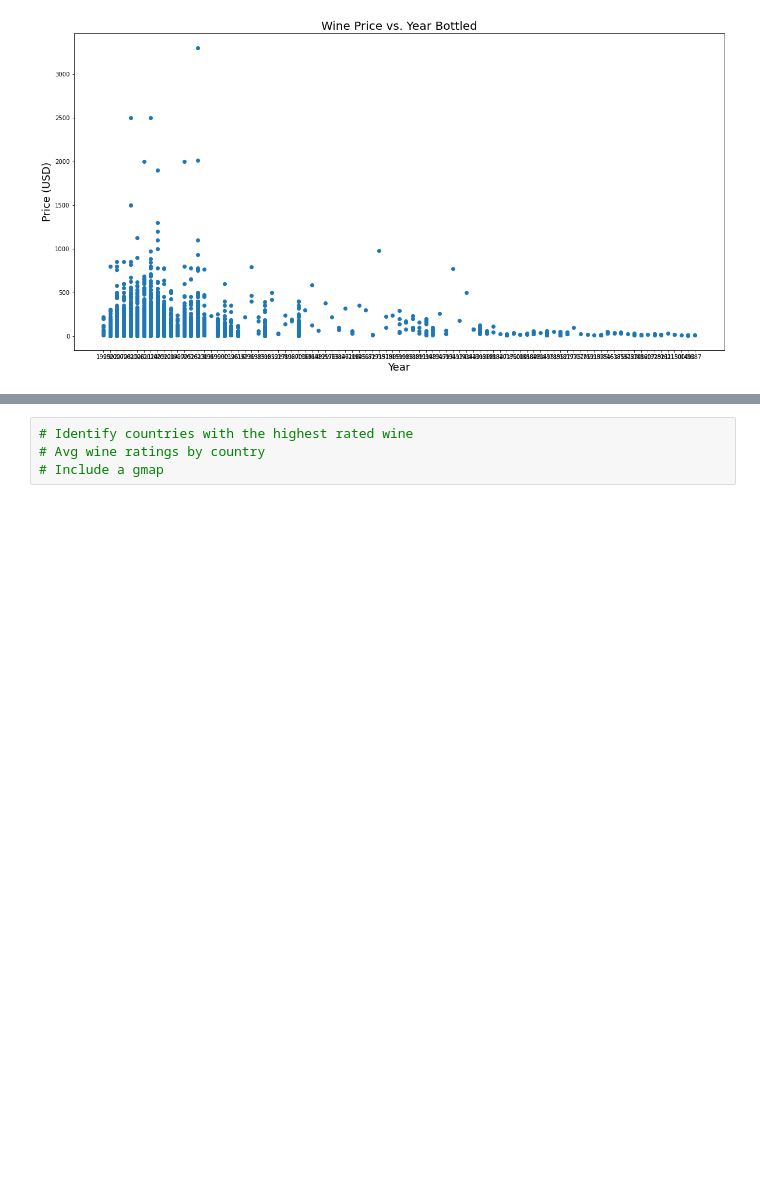
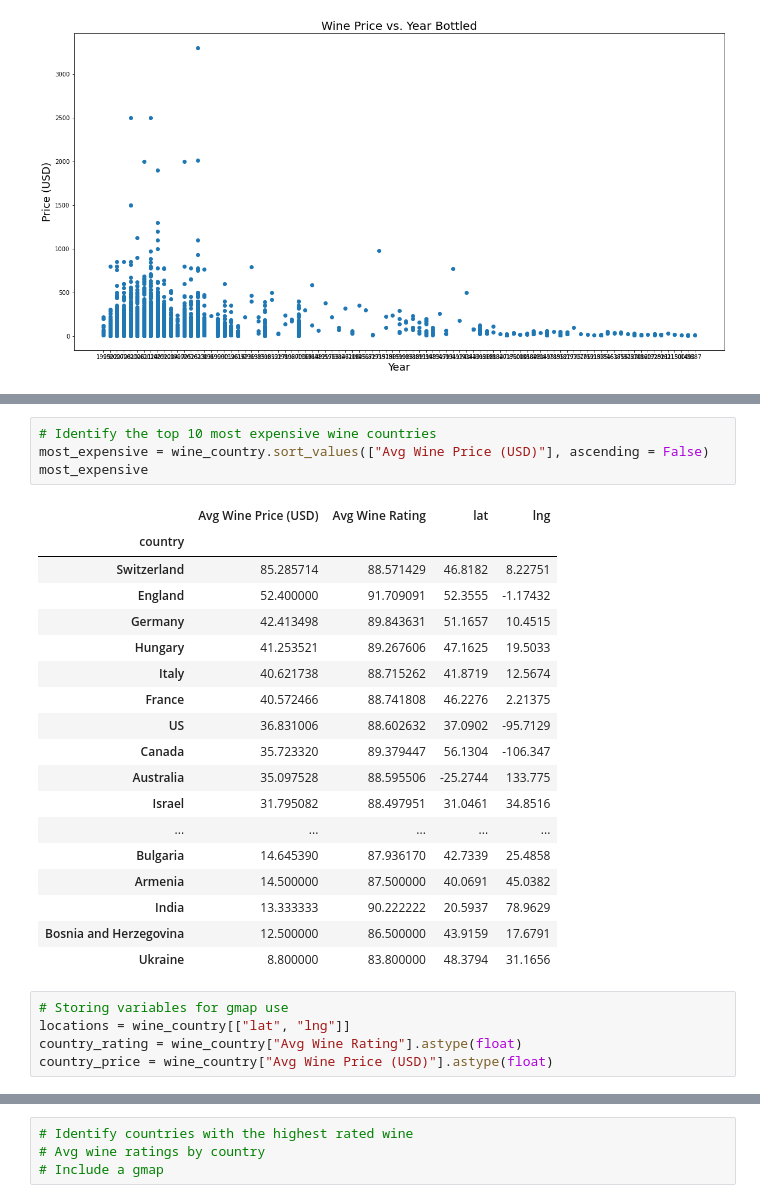
Before and after one commit to NHoyer95/umnbootcamp-project-1, a Jupyter notebook: WineRatings.ipynb, the cells around one changed output, grey strips where cells are left out. Saved outputs shown, nothing was run; the diff lists cells and outputs as text; blank space fills up the shorter version.

Commit message:
Setup and viz for first gmap complete

```diff
--- a/WineRatings.ipynb
+++ b/WineRatings.ipynb
@@ -116,3 +206,31 @@ plt.show()
+# %%
+# Identify the top 10 most expensive wine countries
+most_expensive = wine_country.sort_values(["Avg Wine Price (USD)"], ascending = False)
+most_expensive
+# %% [output]
+|  | Avg Wine Price (USD) | Avg Wine Rating | lat | lng |
+| country |  |  |  |  |
+| Switzerland | 85.285714 | 88.571429 | 46.8182 | 8.22751 |
+| England | 52.400000 | 91.709091 | 52.3555 | -1.17432 |
+| Germany | 42.413498 | 89.843631 | 51.1657 | 10.4515 |
+| Hungary | 41.253521 | 89.267606 | 47.1625 | 19.5033 |
+| Italy | 40.621738 | 88.715262 | 41.8719 | 12.5674 |
+| France | 40.572466 | 88.741808 | 46.2276 | 2.21375 |
+| US | 36.831006 | 88.602632 | 37.0902 | -95.7129 |
+| Canada | 35.723320 | 89.379447 | 56.1304 | -106.347 |
+| Australia | 35.097528 | 88.595506 | -25.2744 | 133.775 |
+| Israel | 31.795082 | 88.497951 | 31.0461 | 34.8516 |
+| ... | ... | ... | ... | ... |
+| Bulgaria | 14.645390 | 87.936170 | 42.7339 | 25.4858 |
+| Armenia | 14.500000 | 87.500000 | 40.0691 | 45.0382 |
+| India | 13.333333 | 90.222222 | 20.5937 | 78.9629 |
+| Bosnia and Herzegovina | 12.500000 | 86.500000 | 43.9159 | 17.6791 |
+| Ukraine | 8.800000 | 83.800000 | 48.3794 | 31.1656 |
+# %%
+# Storing variables for gmap use
+locations = wine_country[["lat", "lng"]]
+country_rating = wine_country["Avg Wine Rating"].astype(float)
+country_price = wine_country["Avg Wine Price (USD)"].astype(float)
 # %%
 # Identify countries with the most expensive wine
 # Avg wine price by country
```
Also changed, not shown: parts of 5 cells of this notebook, 2 other files.
